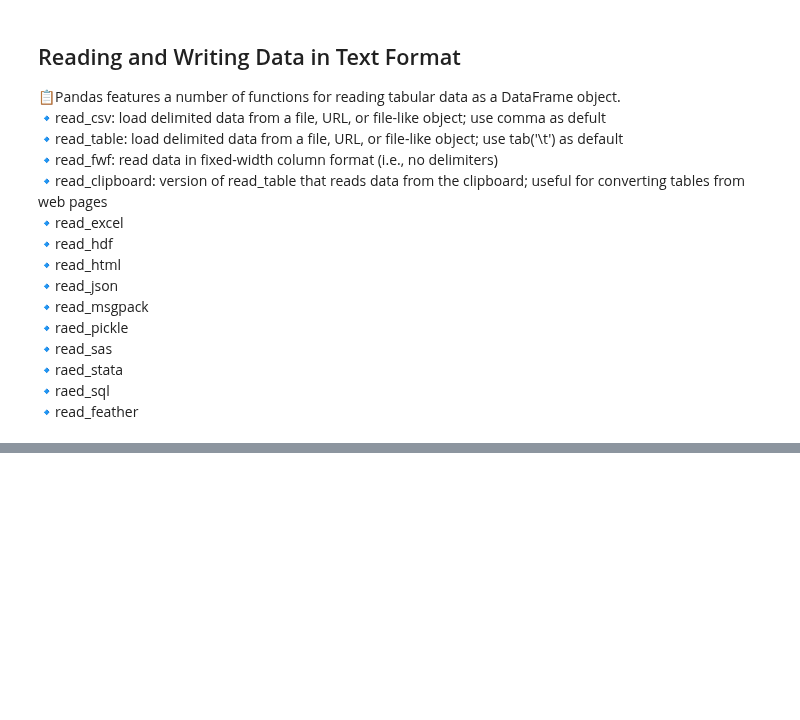
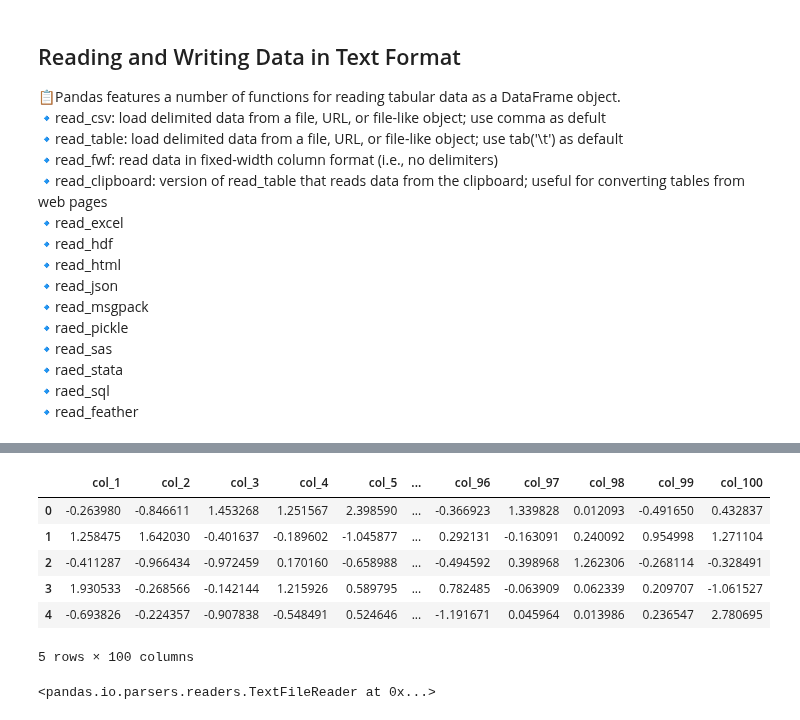
Before and after one commit to Asaduzzaman-Sheikh/data-science-journey, a Jupyter notebook: Week 6/Pandas.ipynb, the cells around one changed output, grey strips where cells are left out. Drawn from its saved outputs; the diff is of its cells as text; code cells hidden in the pictures; blank space fills up the shorter version.

```diff
--- a/Week 6/Pandas.ipynb
+++ b/Week 6/Pandas.ipynb
@@ -1263,0 +1317,11 @@ df7.loc[['aaa','ccc']]
+# %%
+# using head method
+data.head()
+# %% [output]
+|  | col_1 | col_2 | col_3 | col_4 | col_5 | ... | col_96 | col_97 | col_98 | col_99 | col_100 |
+| 0 | -0.263980 | -0.846611 | 1.453268 | 1.251567 | 2.398590 | ... | -0.366923 | 1.339828 | 0.012093 | -0.491650 | 0.432837 |
+| 1 | 1.258475 | 1.642030 | -0.401637 | -0.189602 | -1.045877 | ... | 0.292131 | -0.163091 | 0.240092 | 0.954998 | 1.271104 |
+| 2 | -0.411287 | -0.966434 | -0.972459 | 0.170160 | -0.658988 | ... | -0.494592 | 0.398968 | 1.262306 | -0.268114 | -0.328491 |
+| 3 | 1.930533 | -0.268566 | -0.142144 | 1.215926 | 0.589795 | ... | 0.782485 | -0.063909 | 0.062339 | 0.209707 | -1.061527 |
+| 4 | -0.693826 | -0.224357 | -0.907838 | -0.548491 | 0.524646 | ... | -1.191671 | 0.045964 | 0.013986 | 0.236547 | 2.780695 |
+5 rows × 100 columns
@@ -1263,0 +1331,4 @@ df7.loc[['aaa','ccc']]
+# %%
+chunker
+# %% [output]
+<pandas.io.parsers.readers.TextFileReader at 0x...>
```
Also changed, not shown: parts of 38 cells of this notebook, 3 other files.
